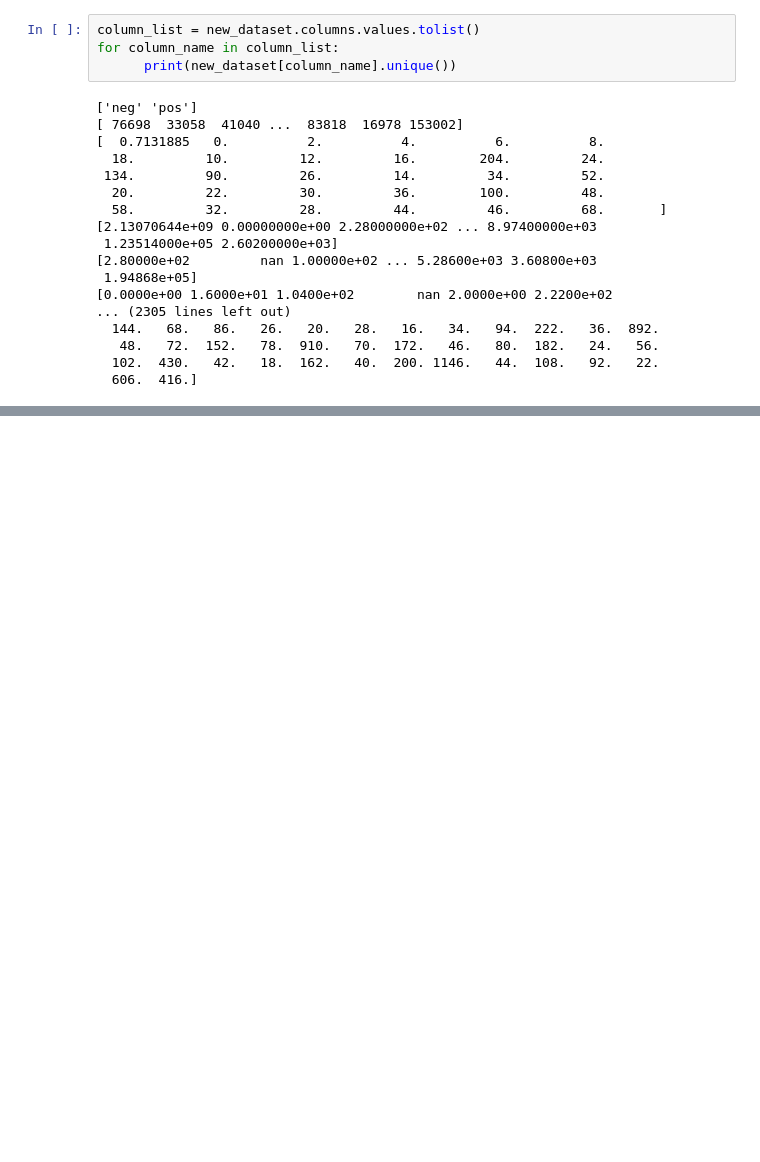
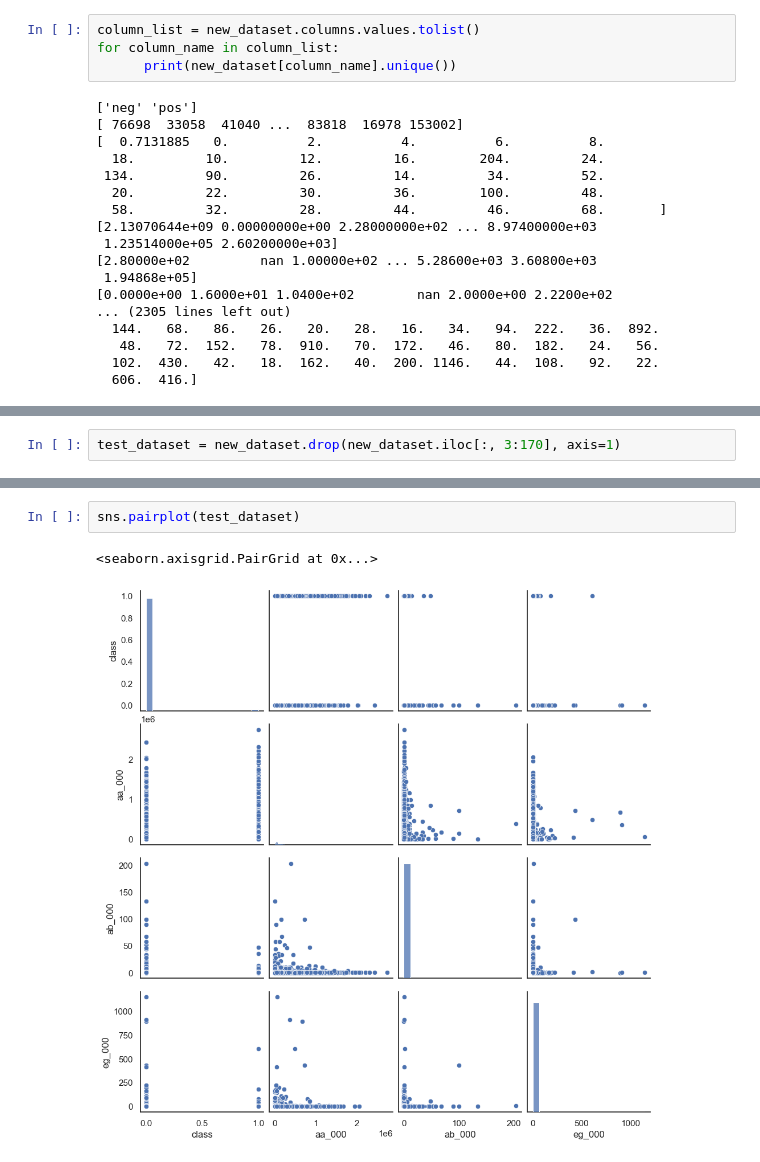
Before and after one commit to SertacBattal/DataPrep, a Jupyter notebook: SertacBattal_DPrepHDip_CA1.ipynb, the cells around one changed output, grey strips where cells are left out. Cells and saved outputs as stored; diff of their text form; blank space fills up the shorter version.

```diff
--- a/SertacBattal_DPrepHDip_CA1.ipynb
+++ b/SertacBattal_DPrepHDip_CA1.ipynb
@@ -248,0 +325,2 @@ for column_name in column_list:
+# %%
+test_dataset = new_dataset.drop(new_dataset.iloc[:, 3:170], axis=1)
@@ -248,0 +343,5 @@ for column_name in column_list:
+# %%
+sns.pairplot(test_dataset)
+# %% [output]
+<seaborn.axisgrid.PairGrid at 0x...>
+[figure, added]
```
Also changed, not shown: parts of 13 cells of this notebook.
